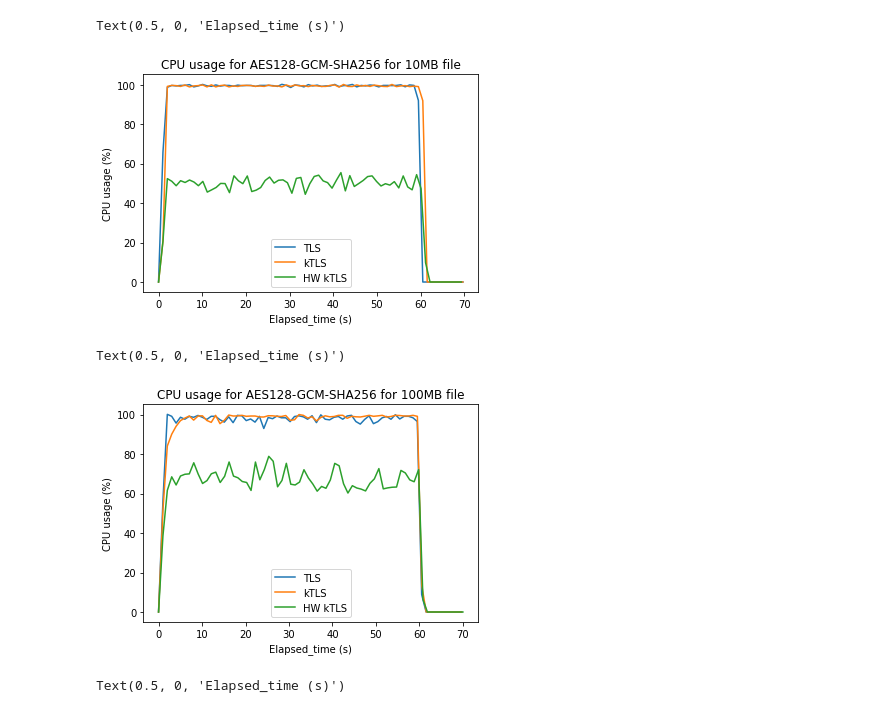
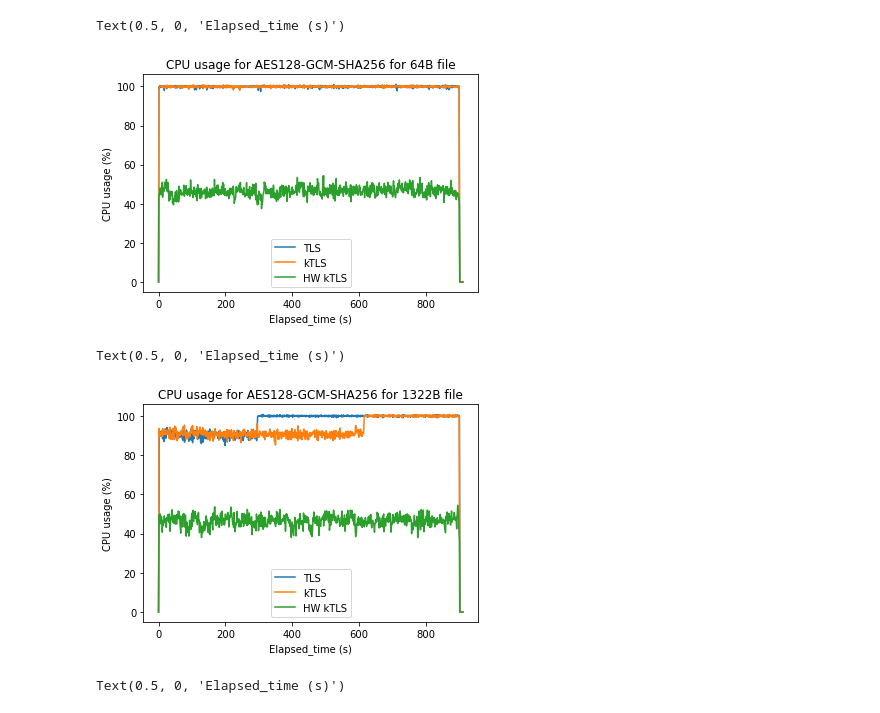
Before and after one commit to alexbrebeanu/python_code_ktls_benchmarking, a Jupyter notebook: makePlots.ipynb, the cells around one changed output. Cells and saved outputs as stored; diff of their text form; code cells hidden in the pictures.

```diff
--- a/makePlots.ipynb
+++ b/makePlots.ipynb
@@ -340,29 +699,29 @@ Text(0.5, 0, 'Elapsed_time (s)')
 # %%
 # Plot the data directly from Pandas
-ax = aes128_TLS_10M.plot(y='CPU', label='TLS')
-aes128_kTLS_10M.plot(y='CPU', label='kTLS',ax = ax)
-aes128_HW_kTLS_10M.plot(y='CPU', label='HW kTLS',ax = ax)
-ax.set_title("CPU usage for AES128-GCM-SHA256 for 10MB file")
+ax = ecaes128_TLS_64B.plot(y='CPU', label='TLS')
+ecaes128_kTLS_64B.plot(y='CPU', label='kTLS',ax = ax)
+ecaes128_HW_kTLS_64B.plot(y='CPU', label='HW kTLS',ax = ax)
+ax.set_title("CPU usage for AES128-GCM-SHA256 for 64B file")
 
 
 ax.set_ylabel("CPU usage (%)")
 ax.set_xlabel("Elapsed_time (s)")
 # %% [output]
 Text(0.5, 0, 'Elapsed_time (s)')
-[figure, old version]
+[figure, new version]
 # %%
 # Plot the data directly from Pandas
-ax = aes128_TLS_1332B.plot(y='CPU', label='TLS')
-aes128_kTLS_100M.plot(y='CPU', label='kTLS',ax = ax)
-aes128_HW_kTLS_100M.plot(y='CPU', label='HW kTLS',ax = ax)
-ax.set_title("CPU usage for AES128-GCM-SHA256 for 100MB file")
+ax = aes128_TLS_1322B.plot(y='CPU', label='TLS')
+aes128_kTLS_1322B.plot(y='CPU', label='kTLS',ax = ax)
+aes128_HW_kTLS_1322B.plot(y='CPU', label='HW kTLS',ax = ax)
+ax.set_title("CPU usage for AES128-GCM-SHA256 for 1322B file")
 
 
 ax.set_ylabel("CPU usage (%)")
 ax.set_xlabel("Elapsed_time (s)")
 # %% [output]
 Text(0.5, 0, 'Elapsed_time (s)')
-[figure, old version]
+[figure, new version]
 # %%
 # Plot the data directly from Pandas
 ax = ecaes128_TLS_100M.plot(y='CPU', label='TLS')
```
Also changed, not shown: parts of 25 cells of this notebook, 2 other files.
